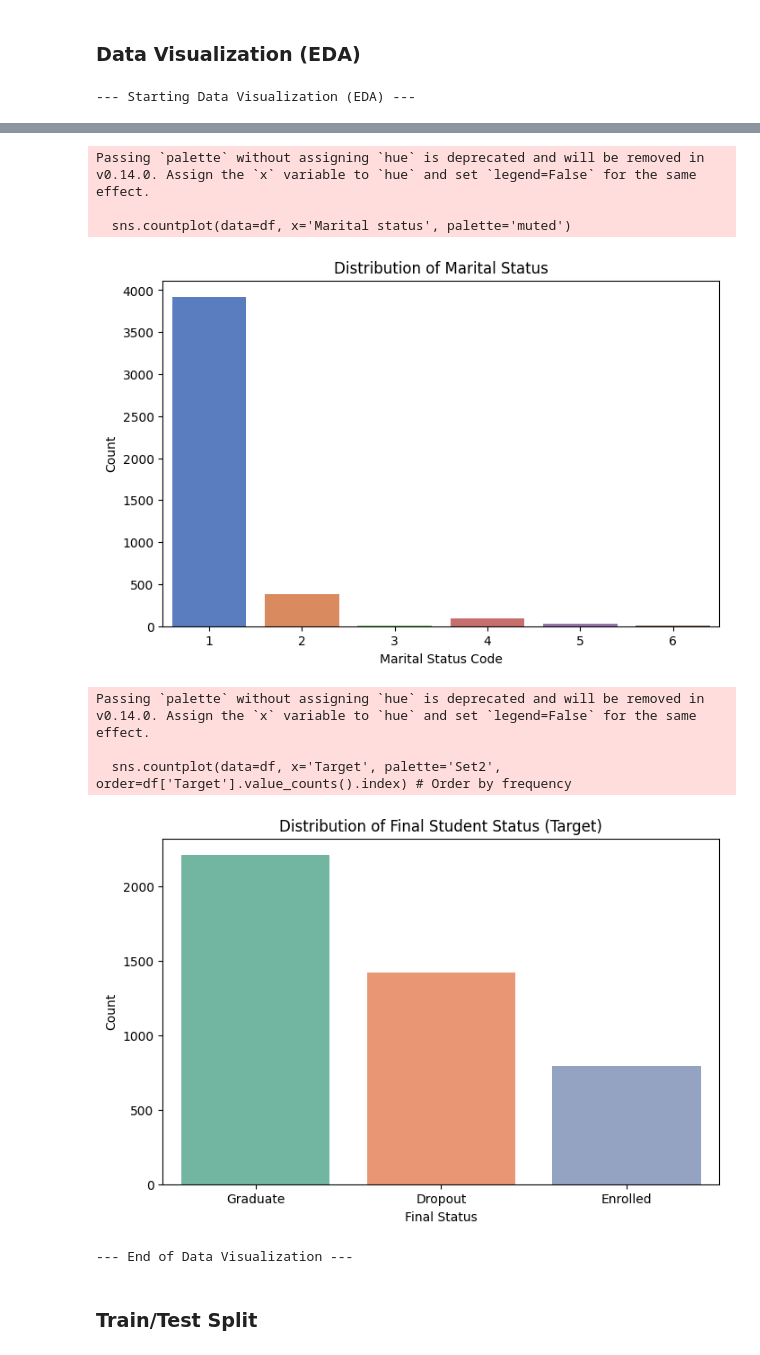
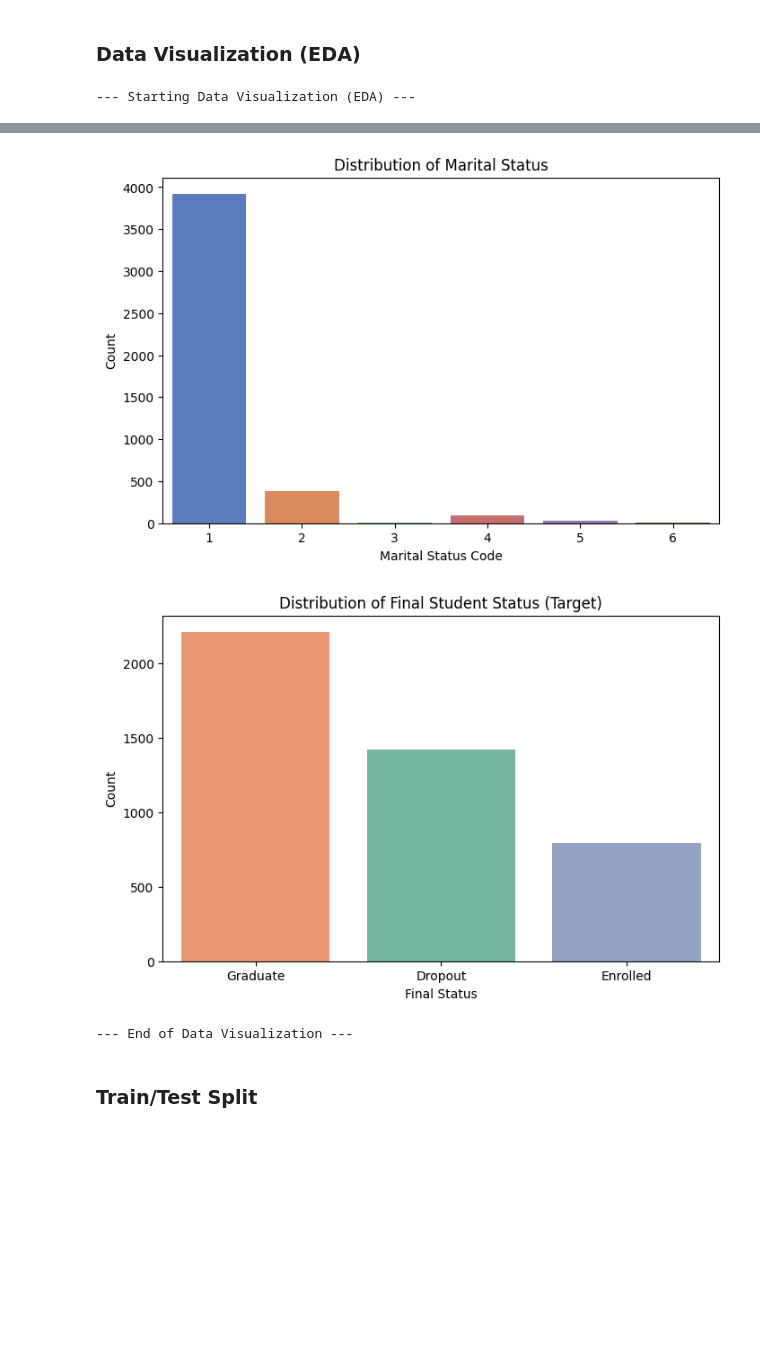
Before and after one commit to Sayed-Hossein-Hosseini/Fuzzy_Logic_For_Student_Academi_Succes_Prediction, a Jupyter notebook: Fuzzy_Logic_For_Studen_Academi_Succes_Prediction.ipynb, the cells around one changed output, grey strips where cells are left out. Drawn from its saved outputs; the diff is of its cells as text; code cells hidden in the pictures; blank space fills up the shorter version.

```diff
--- a/Fuzzy_Logic_For_Studen_Academi_Succes_Prediction.ipynb
+++ b/Fuzzy_Logic_For_Studen_Academi_Succes_Prediction.ipynb
@@ -178,44 +178,38 @@ if not grades_sem1_valid.empty:
     plt.figure(figsize=(10, 6))
     sns.histplot(grades_sem1_valid, kde=True, bins=20)
     plt.title('Distribution of 1st Sem Grade Average (Grades > 0)')
     plt.xlabel('1st Sem Grade Average')
     plt.ylabel('Count')
     plt.show()
 else:
     print("No valid data (greater than zero) found for 1st semester grades to plot histogram.")
 
 # 3. Count Plot for Marital Status (Categorical Feature)
 plt.figure(figsize=(8, 5))
-sns.countplot(data=df, x='Marital status', palette='muted')
+sns.countplot(data=df, x='Marital status', palette='muted', hue='Marital status', legend=False)
 plt.title('Distribution of Marital Status')
 plt.xlabel('Marital Status Code')
 plt.ylabel('Count')
 # If you know the meaning of the codes, you can add labels:
 # plt.xticks(ticks=[...], labels=[...])
 plt.show()
 
 # 4. Distribution of Target Variable
 plt.figure(figsize=(8, 5))
-sns.countplot(data=df, x='Target', palette='Set2', order=df['Target'].value_counts().index) # Order by frequency
+sns.countplot(data=df, x='Target', palette='Set2', order=df['Target'].value_counts().index, hue='Target', legend=False) # Order by frequency
 plt.title('Distribution of Final Student Status (Target)')
 plt.xlabel('Final Status')
 plt.ylabel('Count')
 plt.show()
 
 print("--- End of Data Visualization ---")
 # %% [output]
 --- Starting Data Visualization (EDA) ---
 [figure]
 [figure]
+[figure]
+[figure, new version]
-Passing `palette` without assigning `hue` is deprecated and will be removed in v0.14.0. Assign the `x` variable to `hue` and set `legend=False` for the same effect.
-
-  sns.countplot(data=df, x='Marital status', palette='muted')
+--- End of Data Visualization ---
-[figure]
-Passing `palette` without assigning `hue` is deprecated and will be removed in v0.14.0. Assign the `x` variable to `hue` and set `legend=False` for the same effect.
-
-  sns.countplot(data=df, x='Target', palette='Set2', order=df['Target'].value_counts().index) # Order by frequency
-[figure, old version]
---- End of Data Visualization ---
 # %% [markdown]
 ### **Train/Test Split**
 # %%
```
